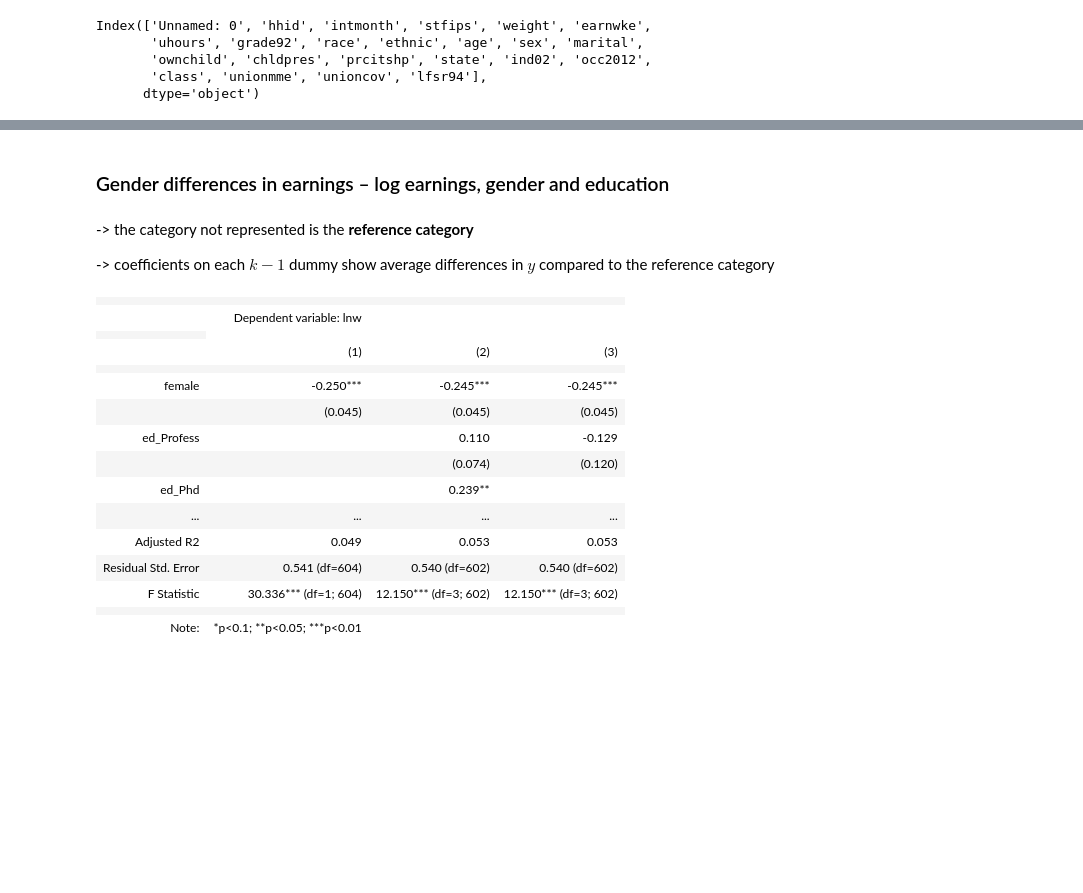
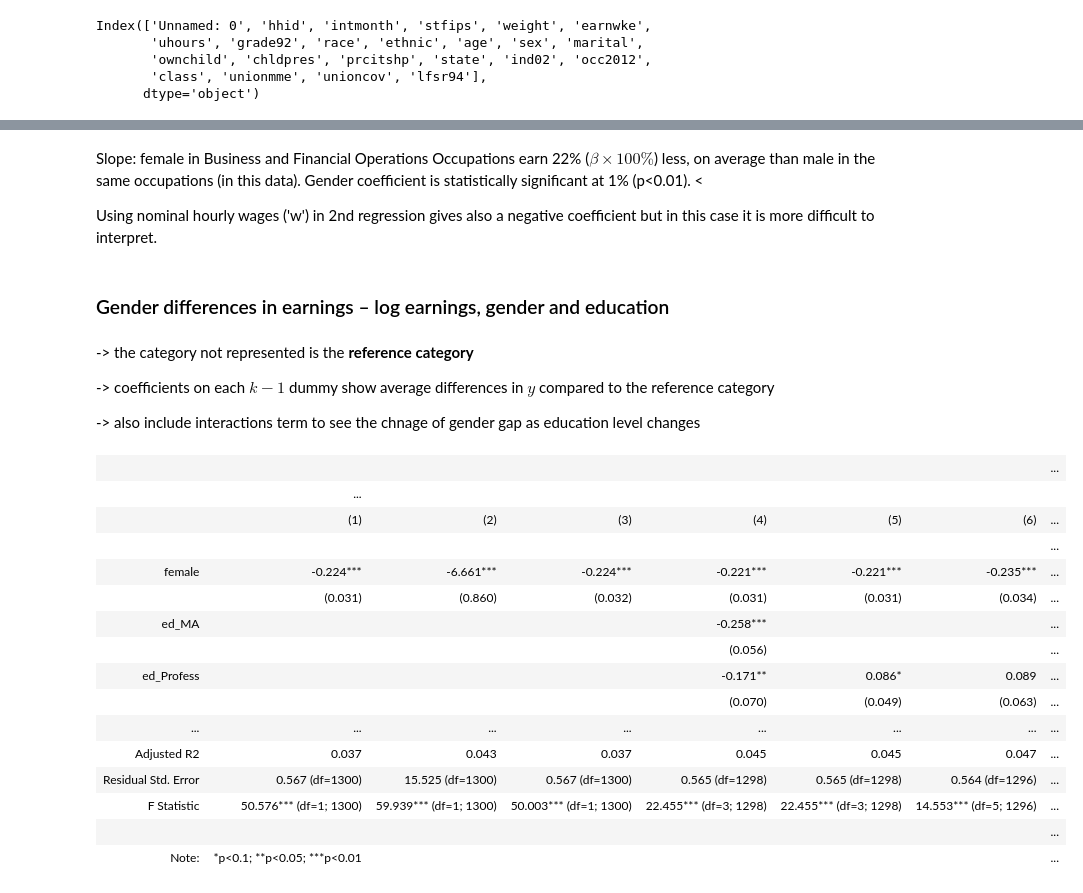
Before and after one commit to kocakale/DataAnalytics, a Jupyter notebook: DA2_Assignment1.ipynb, the cells around one changed output, grey strips where cells are left out. Saved outputs shown, nothing was run; the diff lists cells and outputs as text; code cells hidden in the pictures; blank space fills up the shorter version.

```diff
--- a/DA2_Assignment1.ipynb
+++ b/DA2_Assignment1.ipynb
@@ -145,5 +196,5 @@ financial_specialists_data.loc[:, ["earnwke", "uhours", "w", "lnw"]].describe()
 # %%
-financial_specialists_data["female"] = financial_specialists_data["female"].astype(int)  #from boolean to 0,1
-financial_specialists_data["female"].value_counts()
+buss_fin_occ_data["female"] = buss_fin_occ_data["female"].astype(int)  #from boolean to 0,1
+buss_fin_occ_data["female"].value_counts()
 # %% [output]
 female
@@ -157,7 +208,7 @@ Name: count, dtype: int64
 
 $(\ln{w})^E = \alpha + \beta \times female$
 # %%
-reg1 = smf.ols(formula="lnw~female", data=financial_specialists_data).fit()
+reg1 = smf.ols(formula="lnw~female", data=buss_fin_occ_data).fit()
 reg1.summary()
 # %% [output]
 OLS Regression Results
@@ -180,8 +231,9 @@ OLS Regression Results
 Notes:
 [1] Standard Errors assume that the covariance matrix of the errors is correctly specified.
 # %%
-reg2 = smf.ols(formula="lnw~female", data=financial_specialists_data).fit(cov_type="HC1")
+reg2 = smf.ols(formula="w~female", data=buss_fin_occ_data).fit(cov_type="HC1")
+reg3 = smf.ols(formula="lnw~female", data=buss_fin_occ_data).fit(cov_type="HC1")
 #heteroskedastic-consistent standard errors
-reg2.summary()
+reg3.summary()
 # %% [output]
 OLS Regression Results
@@ -230,2 +294,7 @@ stargazer
+# %% [markdown]
+Slope: female in Business and Financial Operations Occupations earn 22\% ($\beta\times 100\%$) less, on average than male in the same occupations (in this data).
+Gender coefficient is statistically significant at 1% (p<0.01). <
+
+Using nominal hourly wages ('w') in 2nd regression gives also a negative coefficient but in this case it is more difficult to interpret.
 # %% [markdown]
 ### Gender differences in earnings – log earnings, gender and education
@@ -237,28 +302,32 @@ financial_specialists_data["ed_Phd"] = (financial_specialists_data["grade92"] ==
 -> the category not represented is the **reference category**
 
 -> coefficients on each $k-1$ dummy show average differences in $y$ compared to the reference category
+
+-> also include interactions term to see the chnage of gender gap as education level changes
 # %%
-reg3 = smf.ols(formula="lnw~female + ed_Profess + ed_Phd", data=financial_specialists_data).fit(cov_type="HC1")
-reg4 = smf.ols(formula="lnw~female + ed_Profess + ed_MA", data=financial_specialists_data).fit(cov_type="HC1")
+reg4 = smf.ols(formula="lnw~female + ed_Profess + ed_MA", data=buss_fin_occ_data).fit(cov_type="HC1")
+reg5 = smf.ols(formula="lnw~female + ed_Profess + ed_Phd", data=buss_fin_occ_data).fit(cov_type="HC1")
+reg6 = smf.ols(formula="lnw ~ female + ed_Profess + ed_Phd + female:ed_Profess + female:ed_Phd", data=buss_fin_occ_data).fit(cov_type="HC1")
 # %%
-stargazer = Stargazer([reg2, reg3, reg4])
-stargazer.covariate_order(["female", "ed_Profess", "ed_Phd", "ed_MA", "Intercept"])
+stargazer = Stargazer([reg1, reg2, reg3, reg4, reg5, reg6])
+stargazer.covariate_order(["female", "ed_MA", "ed_Profess", "ed_Phd", "female:ed_Profess", "female:ed_Phd", "Intercept"])
+
 stargazer.rename_covariates({"Intercept": "Constant"})
 stargazer
 # %% [output]
-|  |  |  |  |
-|  | Dependent variable: lnw |  |  |
-|  |
-|  | (1) | (2) | (3) |
-|  |  |  |  |
-| female | -0.250*** | -0.245*** | -0.245*** |
-|  | (0.045) | (0.045) | (0.045) |
-| ed_Profess |  | 0.110 | -0.129 |
-|  |  | (0.074) | (0.120) |
-| ed_Phd |  | 0.239** |  |
-| ... | ... | ... | ... |
-| Adjusted R2 | 0.049 | 0.053 | 0.053 |
-| Residual Std. Error | 0.541 (df=604) | 0.540 (df=602) | 0.540 (df=602) |
-| F Statistic | 30.336*** (df=1; 604) | 12.150*** (df=3; 602) | 12.150*** (df=3; 602) |
-|  |  |  |  |
-| Note: | *p<0.1; **p<0.05; ***p<0.01 |  |  |
+|  |  |  |  |  |  |  | ... |
+|  | ... |
+|  | (1) | (2) | (3) | (4) | (5) | (6) | ... |
+|  |  |  |  |  |  |  | ... |
+| female | -0.224*** | -6.661*** | -0.224*** | -0.221*** | -0.221*** | -0.235*** | ... |
+|  | (0.031) | (0.860) | (0.032) | (0.031) | (0.031) | (0.034) | ... |
+| ed_MA |  |  |  | -0.258*** |  |  | ... |
+|  |  |  |  | (0.056) |  |  | ... |
+| ed_Profess |  |  |  | -0.171** | 0.086* | 0.089 | ... |
+|  |  |  |  | (0.070) | (0.049) | (0.063) | ... |
+| ... | ... | ... | ... | ... | ... | ... | ... |
+| Adjusted R2 | 0.037 | 0.043 | 0.037 | 0.045 | 0.045 | 0.047 | ... |
+| Residual Std. Error | 0.567 (df=1300) | 15.525 (df=1300) | 0.567 (df=1300) | 0.565 (df=1298) | 0.565 (df=1298) | 0.564 (df=1296) | ... |
+| F Statistic | 50.576*** (df=1; 1300) | 59.939*** (df=1; 1300) | 50.003*** (df=1; 1300) | 22.455*** (df=3; 1298) | 22.455*** (df=3; 1298) | 14.553*** (df=5; 1296) | ... |
+|  |  |  |  |  |  |  | ... |
+| Note: | *p<0.1; **p<0.05; ***p<0.01 |  |  |  |  |  | ... |
```
Also changed, not shown: parts of 29 cells of this notebook.
